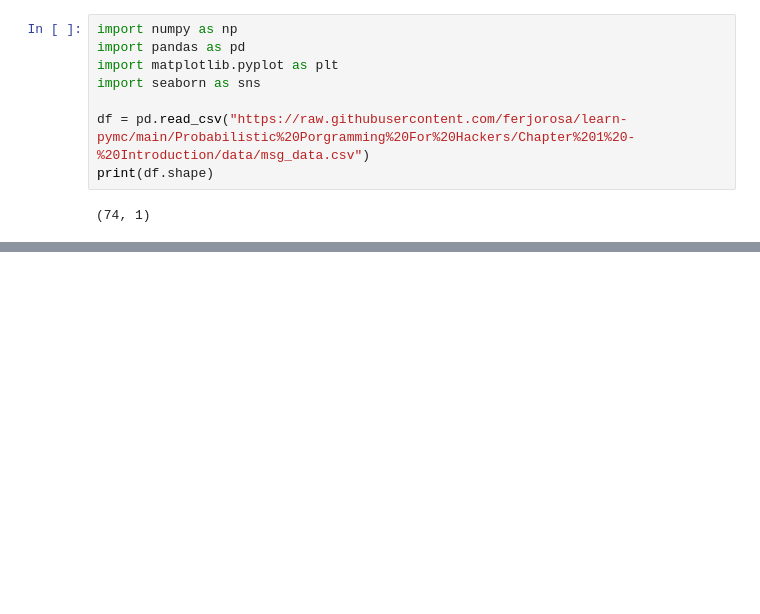
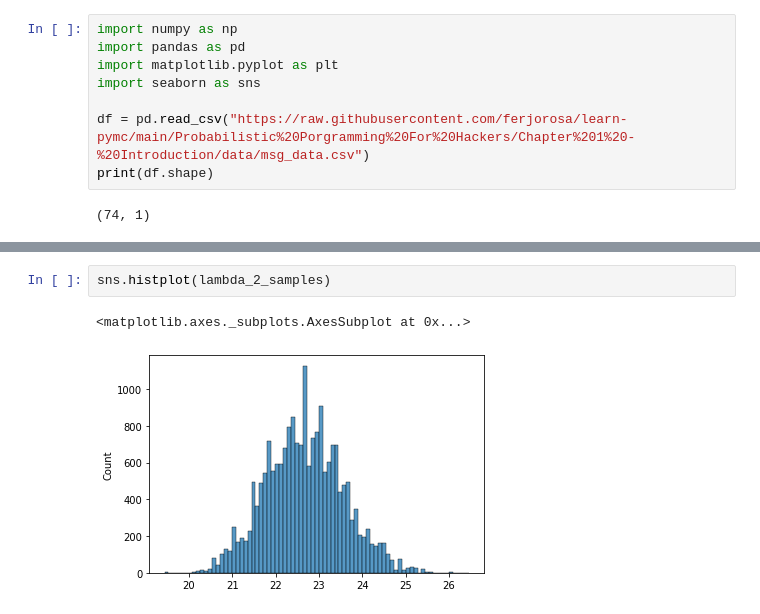
Before and after one commit to ferjorosa/learn-pymc, a Jupyter notebook: Probabilistic Porgramming For Hackers/Chapter 1 - Introduction/text_message_example.ipynb, the cells around one changed output, grey strips where cells are left out. Saved outputs shown, nothing was run; the diff lists cells and outputs as text; blank space fills up the shorter version.

```diff
--- a/Probabilistic Porgramming For Hackers/Chapter 1 - Introduction/text_message_example.ipynb
+++ b/Probabilistic Porgramming For Hackers/Chapter 1 - Introduction/text_message_example.ipynb
@@ -24,0 +72,5 @@ sns.barplot(ax=ax, data=df, x=var_x, y=var_y, color="blue")
+# %%
+sns.histplot(lambda_2_samples)
+# %% [output]
+<matplotlib.axes._subplots.AxesSubplot at 0x...>
+[figure, added]
```
Also changed, not shown: parts of 12 cells of this notebook.
